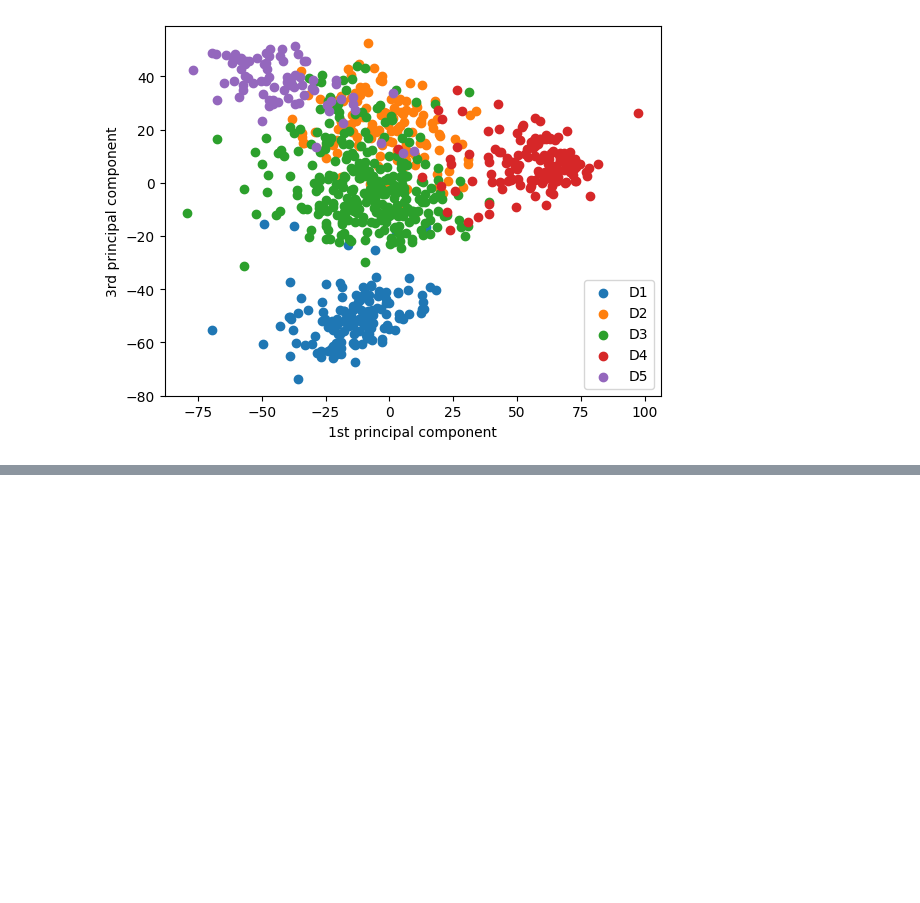
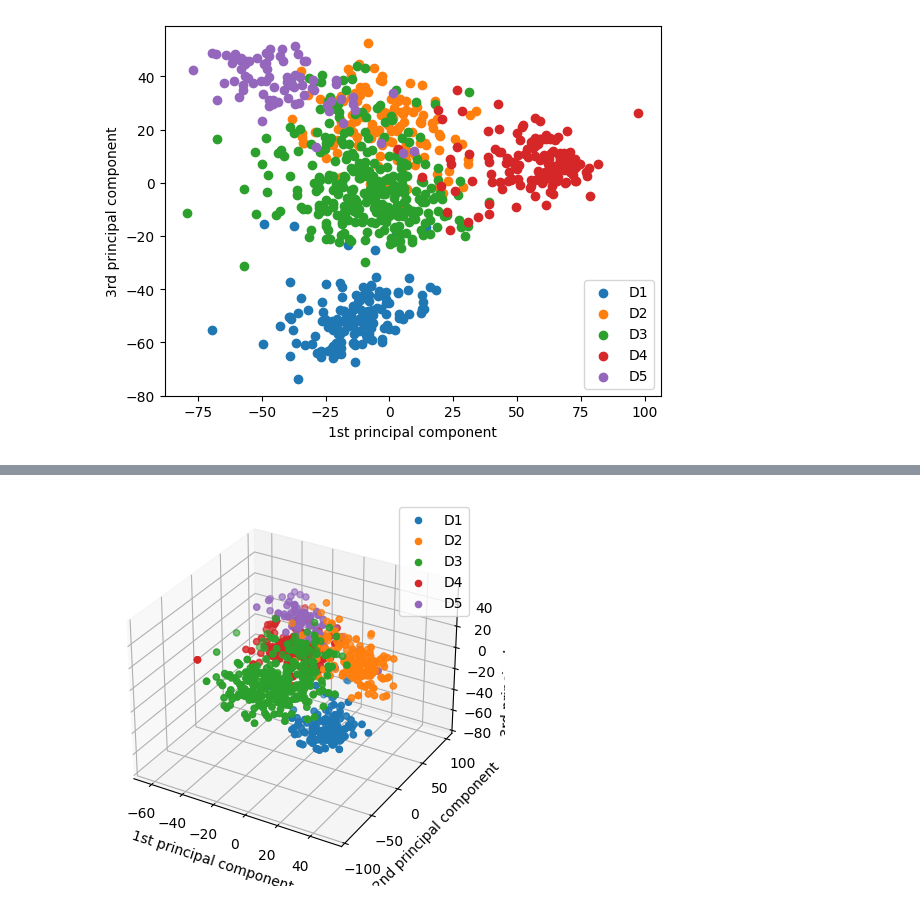
Before and after one commit to jackhenry02/PCA, a Jupyter notebook: Coursework/3M1 lab PCA_2024.ipynb, the cells around one changed output, grey strips where cells are left out. Cells and saved outputs as stored; diff of their text form; code cells hidden in the pictures; blank space fills up the shorter version.

```diff
--- a/Coursework/3M1 lab PCA_2024.ipynb
+++ b/Coursework/3M1 lab PCA_2024.ipynb
@@ -418 +424,27 @@ for i in range(0,n):
+# %%
+fig = plt.figure()
+ax = fig.add_subplot(projection='3d')
+
+'''
+xs = np.matmul(X0,V[0,:])[d1], np.matmul(X0,V[0,:])[d1]
+ys = np.matmul(X0,V[1,:])[d1], np.matmul(X0,V[1,:])[d1]
+zs = np.matmul(X0,V[2,:])[d1], np.matmul(X0,V[2,:])[d1]
+'''
+
+d_set = [d1, d2, d3, d4, d5]
+
+for d in d_set:
+    xs = np.matmul(X0,V[i,:])[d], np.matmul(X0,V[j,:])[d]
+    ys = np.matmul(X0,V[1,:])[d], np.matmul(X0,V[1,:])[d]
+    zs = np.matmul(X0,V[2,:])[d], np.matmul(X0,V[2,:])[d]
+    ax.scatter(xs, ys, zs)
+
+ax.legend(["D1", "D2", "D3" , "D4", "D5"])
+ax.set_xlabel('1st principal component')
+ax.set_ylabel('2nd principal component')
+ax.set_zlabel('3rd principal component')
+
+plt.show()
+# %% [output]
+[figure, added]
 # %%
```
Also changed, not shown: parts of 4 cells of this notebook.
